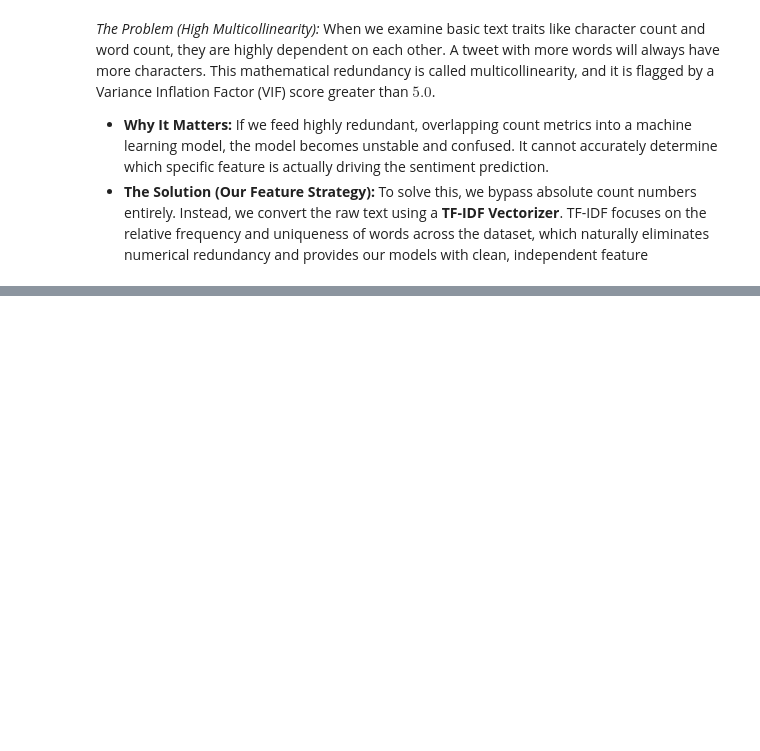
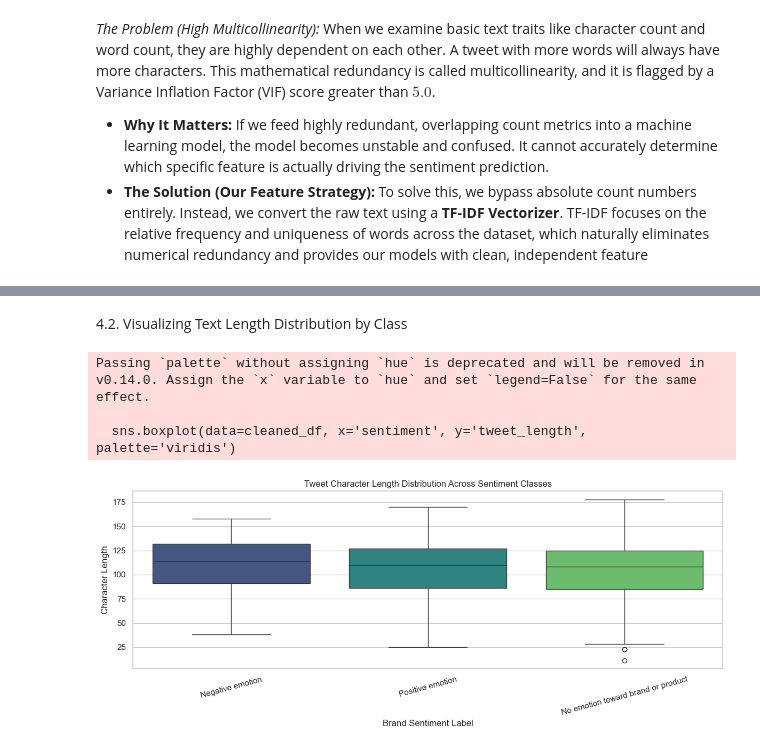
Before and after one commit to CharityNduati/Twitter-Product-Sentiment-Analysis, a Jupyter notebook: twitter_product_sentiment_analysis.ipynb, the cells around one changed output, grey strips where cells are left out. Drawn from its saved outputs; the diff is of its cells as text; code cells hidden in the pictures; blank space fills up the shorter version.

```diff
--- a/twitter_product_sentiment_analysis.ipynb
+++ b/twitter_product_sentiment_analysis.ipynb
@@ -267,0 +272,5 @@ Interpretation of Multicollinearity & Feature Strategy
+# %%
+cleaned_df['tweet_length'] = cleaned_df['tweet_text'].apply(len)
+cleaned_df['word_count'] = cleaned_df['tweet_text'].apply(lambda x: len(x.split()))
+print(cleaned_df['tweet_length'] )
+print(cleaned_df['word_count'])
@@ -267,0 +295,16 @@ Interpretation of Multicollinearity & Feature Strategy
+# %% [markdown]
+4.2. Visualizing Text Length Distribution by Class
+# %%
+plt.figure(figsize=(12, 5))
+sns.boxplot(data=cleaned_df, x='sentiment', y='tweet_length', palette='viridis')
+plt.title('Tweet Character Length Distribution Across Sentiment Classes')
+plt.xlabel('Brand Sentiment Label')
+plt.ylabel('Character Length')
+plt.xticks(rotation=15)
+plt.tight_layout()
+plt.show()
+# %% [output]
+Passing `palette` without assigning `hue` is deprecated and will be removed in v0.14.0. Assign the `x` variable to `hue` and set `legend=False` for the same effect.
+
+  sns.boxplot(data=cleaned_df, x='sentiment', y='tweet_length', palette='viridis')
+[figure, added]
```
Also changed, not shown: parts of 6 cells of this notebook.
